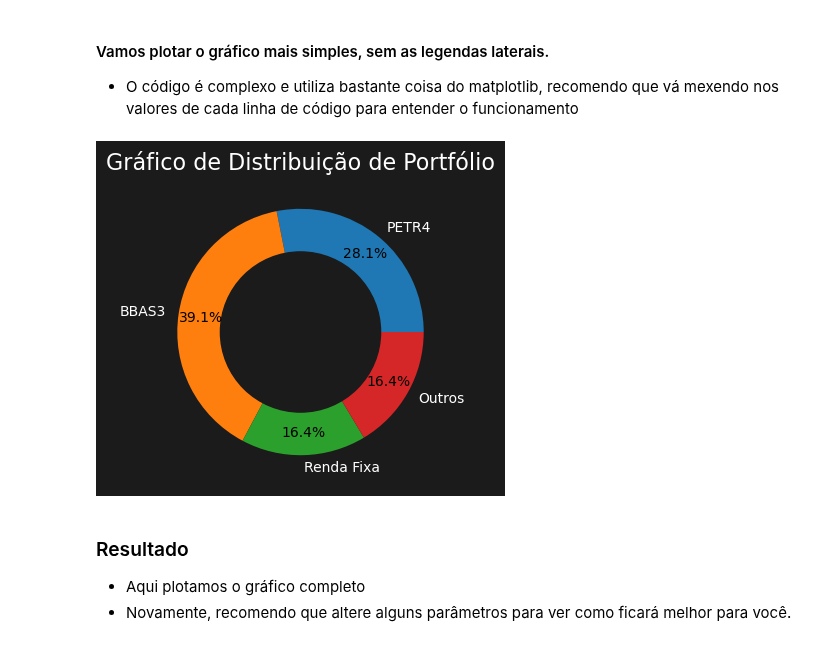
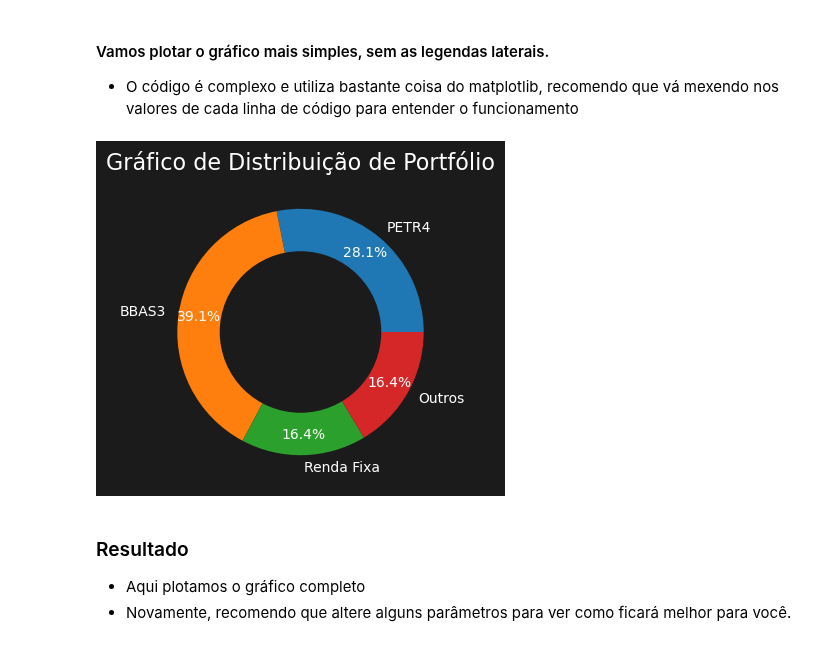
Before and after one commit to victordhn/Finance-Projects, a Jupyter notebook: Portfolio_Grafico.ipynb, the cells around one changed output. Cells and saved outputs as stored; diff of their text form; code cells hidden in the pictures.

```diff
--- a/Portfolio_Grafico.ipynb
+++ b/Portfolio_Grafico.ipynb
@@ -114,25 +115,21 @@ for i in tickers:
 # %%
 # Plotando
 fig, ax = plt.subplots(figsize=(6,4))
-
 ax.set_facecolor('black')
 ax.figure.set_facecolor('#1B1B1B')
-
 ax.tick_params(axis='x',color='white')
 ax.tick_params(axis='y',color='white')
-
 ax.set_title('Gráfico de Distribuição de Portfólio',color='white',fontsize=16)
 
-patches,texts,autotexts = ax.pie(total, labels=tickers2, autopct='%1.1f%%', pctdistance=0.82
-                            )
+patches,texts,autotexts = ax.pie(total, labels=tickers2, autopct='%1.1f%%', pctdistance=0.83)
 [text.set_color('white') for text in texts]
+[autotext.set_color('white') for autotext in autotexts]
 
 my_circle=plt.Circle((0,0), 0.65, color='#1B1B1B')
 plt.gca().add_artist(my_circle)
-
 plt.show()
 # %% [output]
-[figure, old version]
+[figure, new version]
 # %% [markdown]
 ### Resultado
 - Aqui plotamos o gráfico completo
```
Also changed, not shown: parts of 2 cells of this notebook.
